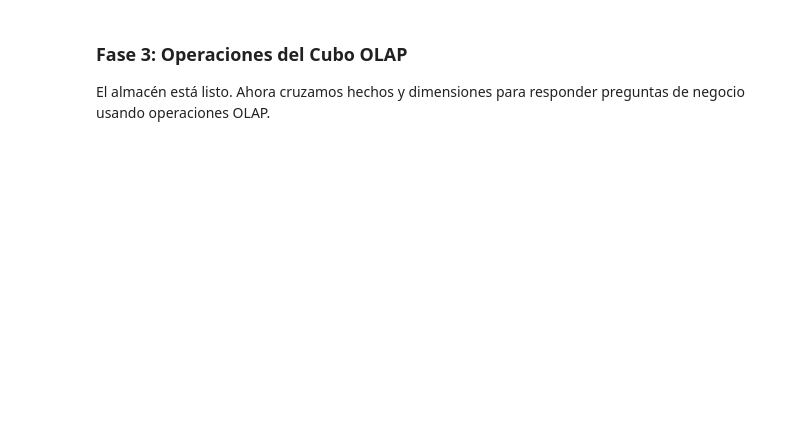
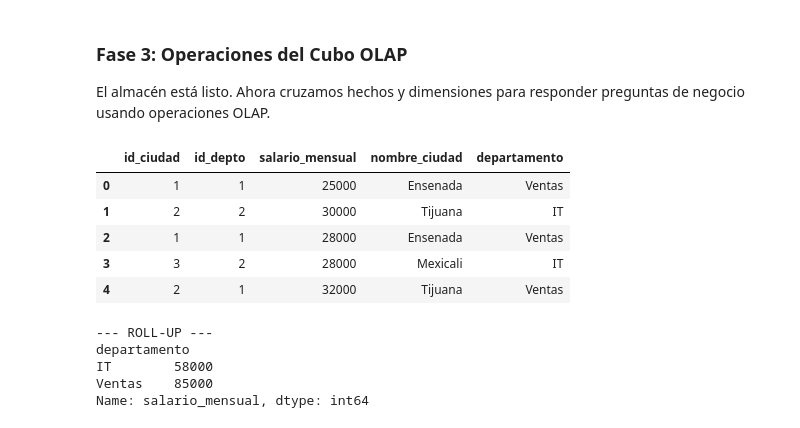
Before and after one commit to mricardo89/data-mining, a Jupyter notebook: Unit-III/03-OLAP_operations.ipynb, the cells around one changed output. Drawn from its saved outputs; the diff is of its cells as text; code cells hidden in the pictures; blank space fills up the shorter version.

Commit message:
Class of week 41 olap cube and feat eng.

```diff
--- a/Unit-III/03-OLAP_operations.ipynb
+++ b/Unit-III/03-OLAP_operations.ipynb
@@ -211,12 +228,18 @@ El ingeniero anterior provocó una Explosión Cartesiana al crear la dimensión
 # %%
 # TRANSFORM
 # RETO 2: Arregla la creación de la dimensión agregando el método para eliminar duplicados.
-dim_ciudad = datos_crudos[['nombre_ciudad']].copy() # <-- Arregla esta línea
+# dim_ciudad = datos_crudos[['nombre_ciudad']].copy() # <-- Arregla esta línea
+dim_ciudad = datos_crudos[['nombre_ciudad']].drop_duplicates().reset_index(drop=True) # <-- Arregla esta línea
 dim_ciudad['id_ciudad'] = dim_ciudad.index + 1
+
+print(dim_ciudad.head())
 
 dim_depto = datos_crudos[['departamento']].drop_duplicates().reset_index(drop=True)
 dim_depto['id_depto'] = dim_depto.index + 1
 
+print(dim_depto.head())
+
 # Hacemos Merge para obtener los IDs
 df_temp = datos_crudos.merge(dim_ciudad, on='nombre_ciudad', how='left')
 df_temp = df_temp.merge(dim_depto, on='departamento', how='left')
+df_temp.head()
@@ -223,7 +258,8 @@ df_temp = df_temp.merge(dim_depto, on='departamento', how='left')
 # %%
 # RETO 3: Construye la Tabla de Hechos aislando solo las llaves foráneas y el salario.
 # (Deja fuera el comentario de desempeño)
-fact_rendimiento = df_temp # <-- Arregla esta línea
+fact_rendimiento = df_temp[["id_ciudad", "id_depto", "salario_mensual"]] # <-- Arregla esta línea
 
 # LOAD (La matriz KDD se consolida en memoria)
 print("Data Warehouse Cargado.")
+fact_rendimiento.head()
@@ -230,13 +274,29 @@ print("Data Warehouse Cargado.")
 # %% [markdown]
 ### Fase 3: Operaciones del Cubo OLAP
 El almacén está listo. Ahora cruzamos hechos y dimensiones para responder preguntas de negocio usando operaciones OLAP.
+# %%
+# Reconstruimos el Cubo OLAP uniendo las tablas
+cubo_olap = fact_rendimiento.merge(dim_ciudad, on='id_ciudad').merge(dim_depto, on='id_depto')
+cubo_olap
+# %% [output]
+|  | id_ciudad | id_depto | salario_mensual | nombre_ciudad | departamento |
+| 0 | 1 | 1 | 25000 | Ensenada | Ventas |
+| 1 | 2 | 2 | 30000 | Tijuana | IT |
+| 2 | 1 | 1 | 28000 | Ensenada | Ventas |
+| 3 | 3 | 2 | 28000 | Mexicali | IT |
+| 4 | 2 | 1 | 32000 | Tijuana | Ventas |
 # %%
-# Reconstruimos el Cubo OLAP uniendo las tablas
-cubo_olap = fact_rendimiento.merge(dim_ciudad, on='id_ciudad').merge(dim_depto, on='id_depto')
+
 
 # 1. ROLL-UP (Menos detalle): Salario total por Departamento
 print("--- ROLL-UP ---")
 print(cubo_olap.groupby('departamento')['salario_mensual'].sum())
+# %% [output]
+--- ROLL-UP ---
+departamento
+IT        58000
+Ventas    85000
+Name: salario_mensual, dtype: int64
 # %%
 # 2. DRILL-DOWN (Más detalle): Salario total por Departamento y Ciudad
 print("\n--- DRILL-DOWN ---")
```
Also changed, not shown: parts of 7 cells of this notebook, 5 other files.
